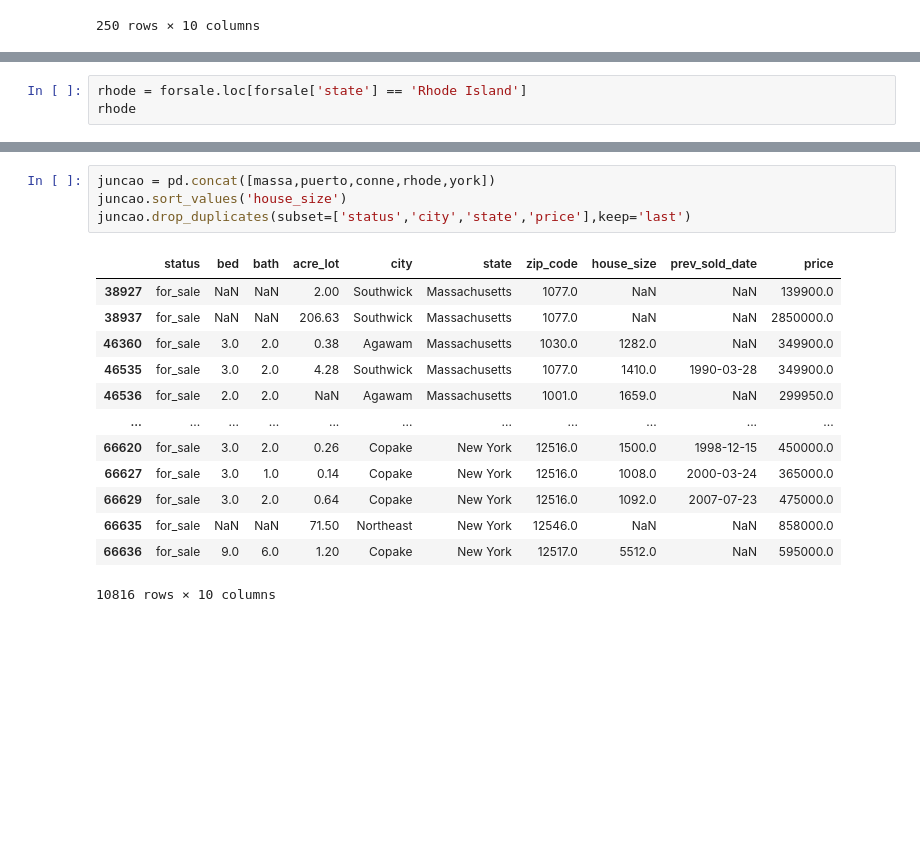
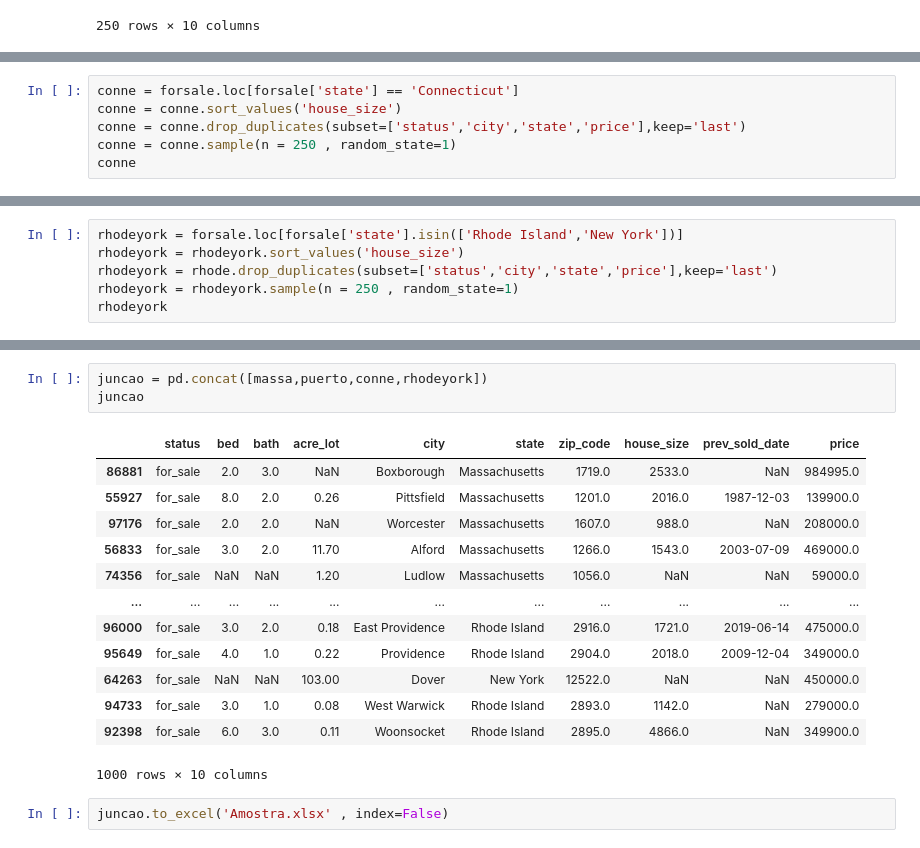
Before and after one commit to RodCavallini/Exercicios-Python, a Jupyter notebook: Exercicioaula13.ipynb, the cells around one changed output, grey strips where cells are left out. Saved outputs shown, nothing was run; the diff lists cells and outputs as text; blank space fills up the shorter version.

Commit message:
amostra

```diff
--- a/Exercicioaula13.ipynb
+++ b/Exercicioaula13.ipynb
@@ -98,3 +80,0 @@ conne
-# %%
-rhode = forsale.loc[forsale['state'] == 'Rhode Island']
-rhode
@@ -131,0 +81,6 @@ york
+# %%
+conne = forsale.loc[forsale['state'] == 'Connecticut']
+conne = conne.sort_values('house_size')
+conne = conne.drop_duplicates(subset=['status','city','state','price'],keep='last')
+conne = conne.sample(n = 250 , random_state=1)
+conne
@@ -131,0 +101,6 @@ york
+# %%
+rhodeyork = forsale.loc[forsale['state'].isin(['Rhode Island','New York'])]
+rhodeyork = rhodeyork.sort_values('house_size')
+rhodeyork = rhode.drop_duplicates(subset=['status','city','state','price'],keep='last')
+rhodeyork = rhodeyork.sample(n = 250 , random_state=1)
+rhodeyork
@@ -132,18 +121,19 @@ york
 # %%
-juncao = pd.concat([massa,puerto,conne,rhode,york])
-juncao.sort_values('house_size')
-juncao.drop_duplicates(subset=['status','city','state','price'],keep='last')
+juncao = pd.concat([massa,puerto,conne,rhodeyork])
+juncao
 # %% [output]
 |  | status | bed | bath | acre_lot | city | state | zip_code | house_size | prev_sold_date | price |
-| 38927 | for_sale | NaN | NaN | 2.00 | Southwick | Massachusetts | 1077.0 | NaN | NaN | 139900.0 |
-| 38937 | for_sale | NaN | NaN | 206.63 | Southwick | Massachusetts | 1077.0 | NaN | NaN | 2850000.0 |
-| 46360 | for_sale | 3.0 | 2.0 | 0.38 | Agawam | Massachusetts | 1030.0 | 1282.0 | NaN | 349900.0 |
-| 46535 | for_sale | 3.0 | 2.0 | 4.28 | Southwick | Massachusetts | 1077.0 | 1410.0 | 1990-03-28 | 349900.0 |
-| 46536 | for_sale | 2.0 | 2.0 | NaN | Agawam | Massachusetts | 1001.0 | 1659.0 | NaN | 299950.0 |
+| 86881 | for_sale | 2.0 | 3.0 | NaN | Boxborough | Massachusetts | 1719.0 | 2533.0 | NaN | 984995.0 |
+| 55927 | for_sale | 8.0 | 2.0 | 0.26 | Pittsfield | Massachusetts | 1201.0 | 2016.0 | 1987-12-03 | 139900.0 |
+| 97176 | for_sale | 2.0 | 2.0 | NaN | Worcester | Massachusetts | 1607.0 | 988.0 | NaN | 208000.0 |
+| 56833 | for_sale | 3.0 | 2.0 | 11.70 | Alford | Massachusetts | 1266.0 | 1543.0 | 2003-07-09 | 469000.0 |
+| 74356 | for_sale | NaN | NaN | 1.20 | Ludlow | Massachusetts | 1056.0 | NaN | NaN | 59000.0 |
 | ... | ... | ... | ... | ... | ... | ... | ... | ... | ... | ... |
-| 66620 | for_sale | 3.0 | 2.0 | 0.26 | Copake | New York | 12516.0 | 1500.0 | 1998-12-15 | 450000.0 |
-| 66627 | for_sale | 3.0 | 1.0 | 0.14 | Copake | New York | 12516.0 | 1008.0 | 2000-03-24 | 365000.0 |
-| 66629 | for_sale | 3.0 | 2.0 | 0.64 | Copake | New York | 12516.0 | 1092.0 | 2007-07-23 | 475000.0 |
-| 66635 | for_sale | NaN | NaN | 71.50 | Northeast | New York | 12546.0 | NaN | NaN | 858000.0 |
-| 66636 | for_sale | 9.0 | 6.0 | 1.20 | Copake | New York | 12517.0 | 5512.0 | NaN | 595000.0 |
+| 96000 | for_sale | 3.0 | 2.0 | 0.18 | East Providence | Rhode Island | 2916.0 | 1721.0 | 2019-06-14 | 475000.0 |
+| 95649 | for_sale | 4.0 | 1.0 | 0.22 | Providence | Rhode Island | 2904.0 | 2018.0 | 2009-12-04 | 349000.0 |
+| 64263 | for_sale | NaN | NaN | 103.00 | Dover | New York | 12522.0 | NaN | NaN | 450000.0 |
+| 94733 | for_sale | 3.0 | 1.0 | 0.08 | West Warwick | Rhode Island | 2893.0 | 1142.0 | NaN | 279000.0 |
+| 92398 | for_sale | 6.0 | 3.0 | 0.11 | Woonsocket | Rhode Island | 2895.0 | 4866.0 | NaN | 349900.0 |
-10816 rows × 10 columns
+1000 rows × 10 columns
+# %%
+juncao.to_excel('Amostra.xlsx' , index=False)
```
Also changed, not shown: parts of 5 cells of this notebook, 1 other file.
